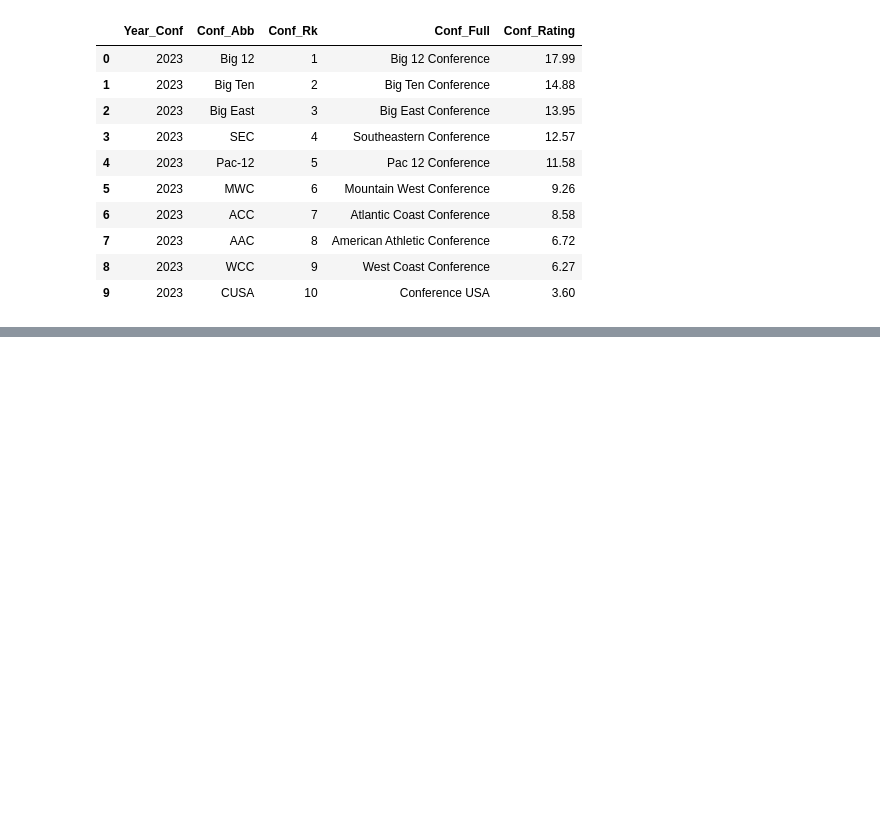
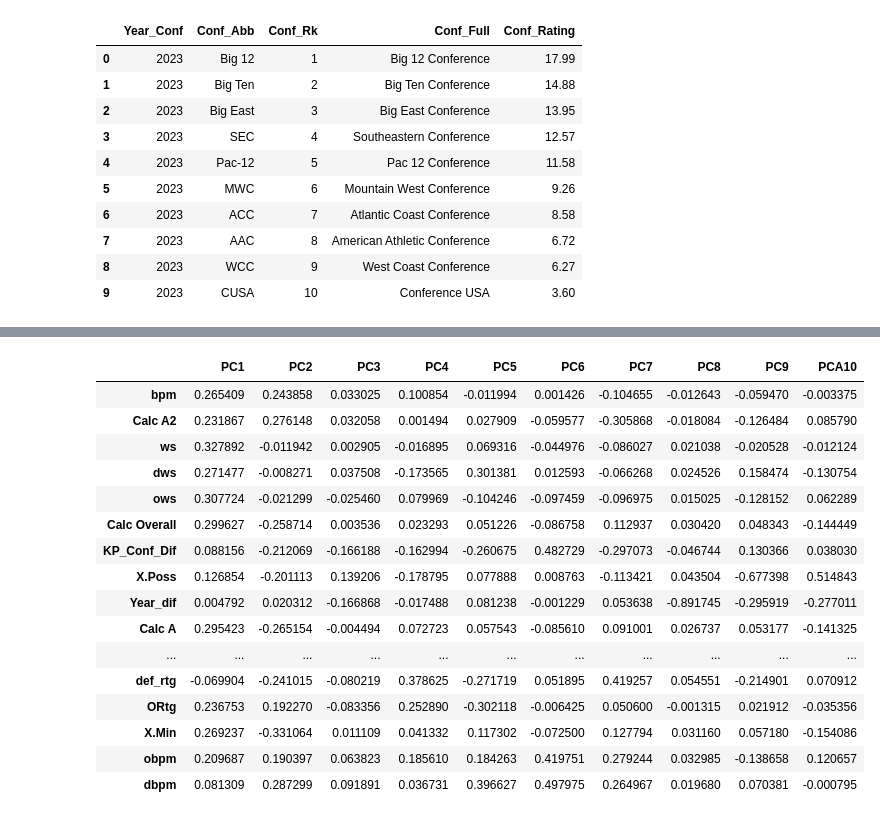
Before and after one commit to zainhoda1/Capstone-project, a Jupyter notebook: Analysis files/NEW_MODEL EXECUTION.ipynb, the cells around one changed output, grey strips where cells are left out. Cells and saved outputs as stored; diff of their text form; code cells hidden in the pictures; blank space fills up the shorter version.

```diff
--- a/Analysis files/NEW_MODEL EXECUTION.ipynb
+++ b/Analysis files/NEW_MODEL EXECUTION.ipynb
@@ -122,3 +122,34 @@ Calc_overall_n1_cond = [(df[column_to_test]<=df[column_to_test].quantile(0.12)),
 
 Calc_A_n1_val = [3, 2, 1, 0]
 df['Calc_Overall_n1_Contr'] = np.select(Calc_overall_n1_cond, Calc_A_n1_val)
+# %%
+from sklearn.preprocessing import StandardScaler
+# feature1 = ['bpm', 'Calc A2', 'ws', 'dws', 'ows', 'Calc Overall', 'KP_Conf_Dif', 'X.Poss',
+#                    'Year_dif',  'Calc A', 'Calc B',
+#                  'DR.',  'Team_AdjEM_dif', 'player_type',
+#                  'Class', 'player_type', 'Pos_Ht', 'Calc C', 'off_rtg', 'def_rtg', 'ORtg']
+feature1 = ['games', 'games_started', 'mp_per_g', 'fg_per_g', 'fga_per_g', 'fg_pct', 'fg2_per_g', 'fg2a_per_g', 'fg2_pct', 'fg3_per_g', 'fg3a_per_g', 'fg3_pct', 'ft_per_g', 'fta_per_g', 'ft_pct', 'orb_per_g', 'drb_per_g', 'trb_per_g', 'ast_per_g', 'stl_per_g', 'blk_per_g', 'tov_per_g', 'pf_per_g', 'pts_per_g', 'sos', 'mp', 'fg', 'fga', 'fg2', 'fg2a', 'fg2_pct.1', 'fg3', 'fg3a', 'ft', 'fta', 'orb', 'drb', 'trb', 'ast', 'stl', 'blk', 'tov', 'pf', 'pts',
+    'fg_per_min', 'fga_per_min', 'fg2_per_min', 'fg2a_per_min', 'fg3_per_min', 'fg3a_per_min', 'ft_per_min', 'fta_per_min', 'trb_per_min', 'ast_per_min', 'stl_per_min', 'blk_per_min', 'tov_per_min', 'pf_per_min', 'pts_per_min',
+    'fg_per_poss', 'fga_per_poss', 'fg2_per_poss', 'fg2a_per_poss', 'fg3_per_poss', 'fg3a_per_poss', 'ft_per_poss', 'fta_per_poss', 'trb_per_poss', 'ast_per_poss', 'stl_per_poss', 'blk_per_poss', 'tov_per_poss', 'pf_per_poss', 'pts_per_poss', 'off_rtg', 'def_rtg', 'per', 'ts_pct', 'efg_pct', 'fg3a_per_fga_pct', 'fta_per_fga_pct', 'pprod', 'orb_pct', 'drb_pct', 'trb_pct', 'ast_pct', 'stl_pct', 'blk_pct', 'tov_pct', 'usg_pct', 'ows', 'dws', 'ws', 'ws_per_40', 'obpm', 'dbpm', 'bpm', 'year', 'Ht', 'Wt', 'G', 'S', 'X.Min', 'ORtg', 'X.Poss', 'X.Shots']
+# , 'X.Min', 'obpm', 'dbpm
+# , 'Calc_Overall_n1_Contr'
+y_try = df[['Calc_Overall_n1_Contr']]
+#y_try = df[['Contribution_n1']]
+df_temp = df
+#print(df_temp.columns)
+df_temp = df_temp.drop(['Calc_Overall_n1_Contr'], axis=1)
+#df_temp = df_temp.drop(['Contribution_n1'], axis=1)
+x_try = df_temp.loc[:, feature1].values
+#y_try = df.loc[:,['target']].values
+
+x_try = StandardScaler().fit_transform(x_try)
+
+from sklearn.decomposition import PCA
+
+pca = PCA(n_components=0.9, whiten=True)
+
+principalComponents = pca.fit_transform(x_try)
+
+principalDf = pd.DataFrame(data = principalComponents)
+#principalDf = pd.concat([principalDf, df_temp['player_type']], axis=1)
+principalDf.head(10)
@@ -125,3 +168,25 @@ df['Calc_Overall_n1_Contr'] = np.select(Calc_overall_n1_cond, Calc_A_n1_val)
+# %%
+loadings = pd.DataFrame(pca.components_.T, columns=['PC1', 'PC2', 'PC3', 'PC4', 'PC5', 'PC6', 'PC7', 'PC8', 'PC9', 'PCA10'], index=feature1)
+pd.set_option('display.max_rows', None)
+loadings
+# %% [output]
+|  | PC1 | PC2 | PC3 | PC4 | PC5 | PC6 | PC7 | PC8 | PC9 | PCA10 |
+| bpm | 0.265409 | 0.243858 | 0.033025 | 0.100854 | -0.011994 | 0.001426 | -0.104655 | -0.012643 | -0.059470 | -0.003375 |
+| Calc A2 | 0.231867 | 0.276148 | 0.032058 | 0.001494 | 0.027909 | -0.059577 | -0.305868 | -0.018084 | -0.126484 | 0.085790 |
+| ws | 0.327892 | -0.011942 | 0.002905 | -0.016895 | 0.069316 | -0.044976 | -0.086027 | 0.021038 | -0.020528 | -0.012124 |
+| dws | 0.271477 | -0.008271 | 0.037508 | -0.173565 | 0.301381 | 0.012593 | -0.066268 | 0.024526 | 0.158474 | -0.130754 |
+| ows | 0.307724 | -0.021299 | -0.025460 | 0.079969 | -0.104246 | -0.097459 | -0.096975 | 0.015025 | -0.128152 | 0.062289 |
+| Calc Overall | 0.299627 | -0.258714 | 0.003536 | 0.023293 | 0.051226 | -0.086758 | 0.112937 | 0.030420 | 0.048343 | -0.144449 |
+| KP_Conf_Dif | 0.088156 | -0.212069 | -0.166188 | -0.162994 | -0.260675 | 0.482729 | -0.297073 | -0.046744 | 0.130366 | 0.038030 |
+| X.Poss | 0.126854 | -0.201113 | 0.139206 | -0.178795 | 0.077888 | 0.008763 | -0.113421 | 0.043504 | -0.677398 | 0.514843 |
+| Year_dif | 0.004792 | 0.020312 | -0.166868 | -0.017488 | 0.081238 | -0.001229 | 0.053638 | -0.891745 | -0.295919 | -0.277011 |
+| Calc A | 0.295423 | -0.265154 | -0.004494 | 0.072723 | 0.057543 | -0.085610 | 0.091001 | 0.026737 | 0.053177 | -0.141325 |
+| ... | ... | ... | ... | ... | ... | ... | ... | ... | ... | ... |
+| def_rtg | -0.069904 | -0.241015 | -0.080219 | 0.378625 | -0.271719 | 0.051895 | 0.419257 | 0.054551 | -0.214901 | 0.070912 |
+| ORtg | 0.236753 | 0.192270 | -0.083356 | 0.252890 | -0.302118 | -0.006425 | 0.050600 | -0.001315 | 0.021912 | -0.035356 |
+| X.Min | 0.269237 | -0.331064 | 0.011109 | 0.041332 | 0.117302 | -0.072500 | 0.127794 | 0.031160 | 0.057180 | -0.154086 |
+| obpm | 0.209687 | 0.190397 | 0.063823 | 0.185610 | 0.184263 | 0.419751 | 0.279244 | 0.032985 | -0.138658 | 0.120657 |
+| dbpm | 0.081309 | 0.287299 | 0.091891 | 0.036731 | 0.396627 | 0.497975 | 0.264967 | 0.019680 | 0.070381 | -0.000795 |
 # %%
 from sklearn.ensemble import RandomForestClassifier
 from sklearn.naive_bayes import GaussianNB
```
Also changed, not shown: parts of 4 cells of this notebook.
